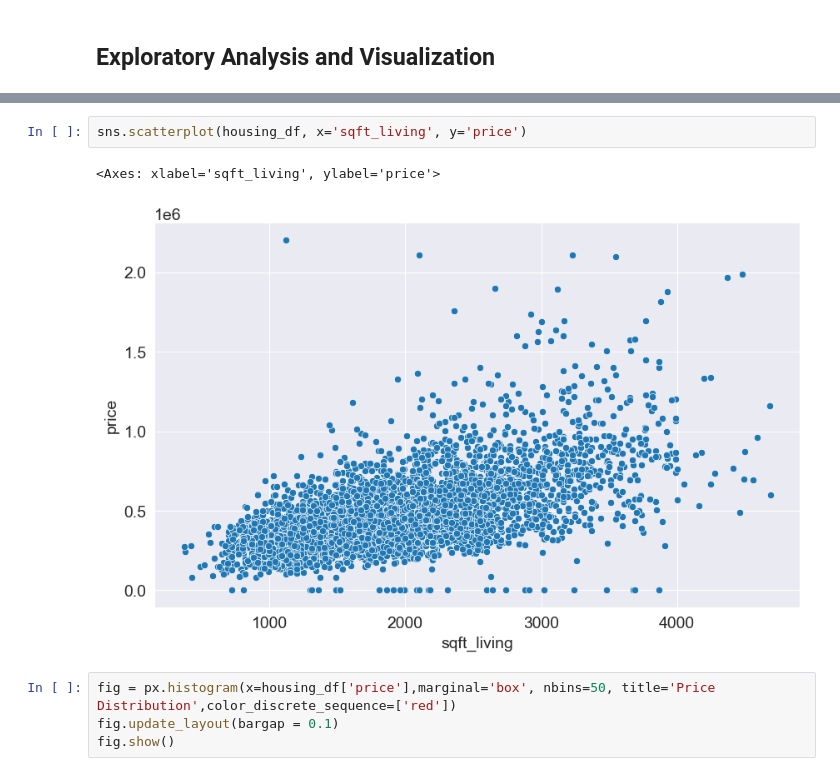
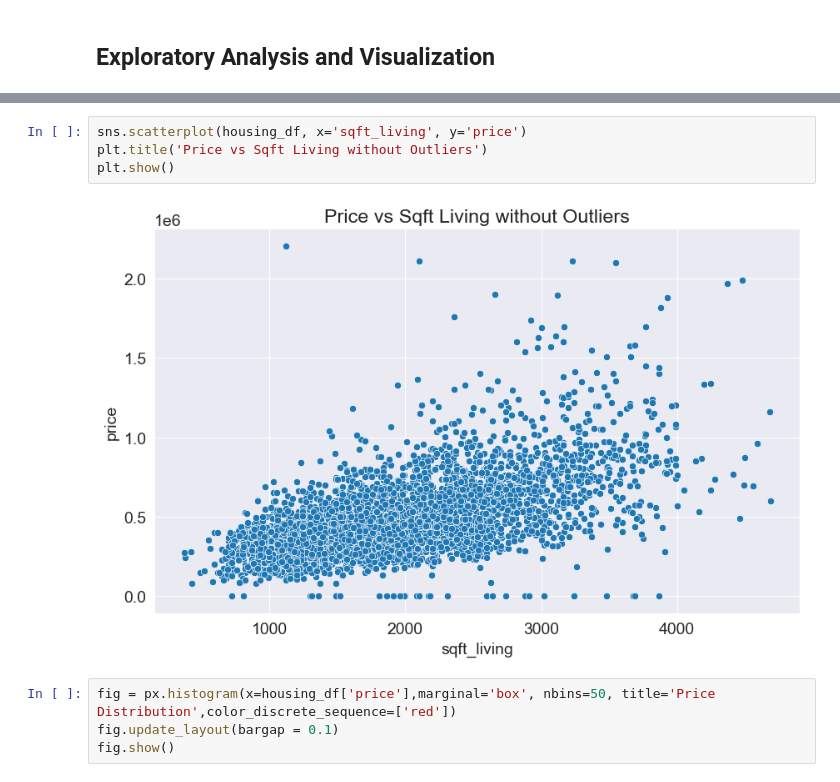
Before and after one commit to hermes-4/USA-House-Price-Prediction, a Jupyter notebook: Final_Project.ipynb, the cells around one changed output, grey strips where cells are left out. Saved outputs shown, nothing was run; the diff lists cells and outputs as text.

```diff
--- a/Final_Project.ipynb
+++ b/Final_Project.ipynb
@@ -158,8 +165,9 @@ housing_df.shape
 # %%
 sns.scatterplot(housing_df, x='sqft_living', y='price')
+plt.title('Price vs Sqft Living without Outliers')
+plt.show()
 # %% [output]
-<Axes: xlabel='sqft_living', ylabel='price'>
-[figure, old version]
+[figure, new version]
 # %%
 fig = px.histogram(x=housing_df['price'],marginal='box', nbins=50, title='Price Distribution',color_discrete_sequence=['red'])
 fig.update_layout(bargap = 0.1)
```
Also changed, not shown: parts of 4 cells of this notebook, 2 other files.
